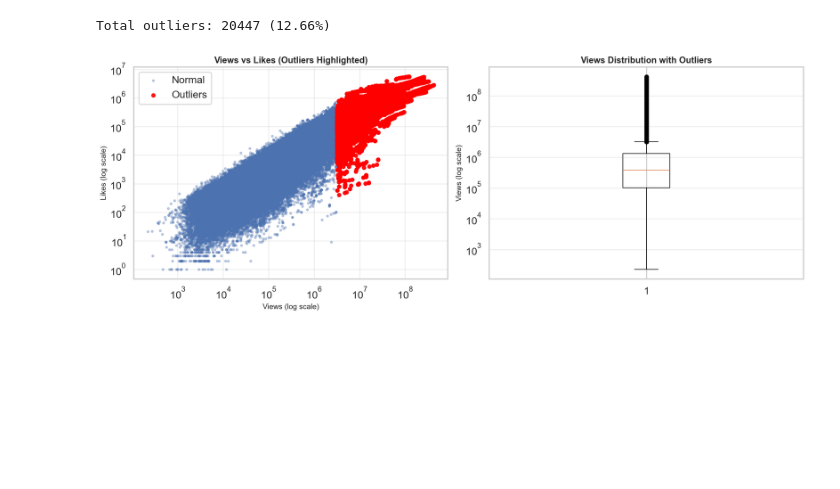
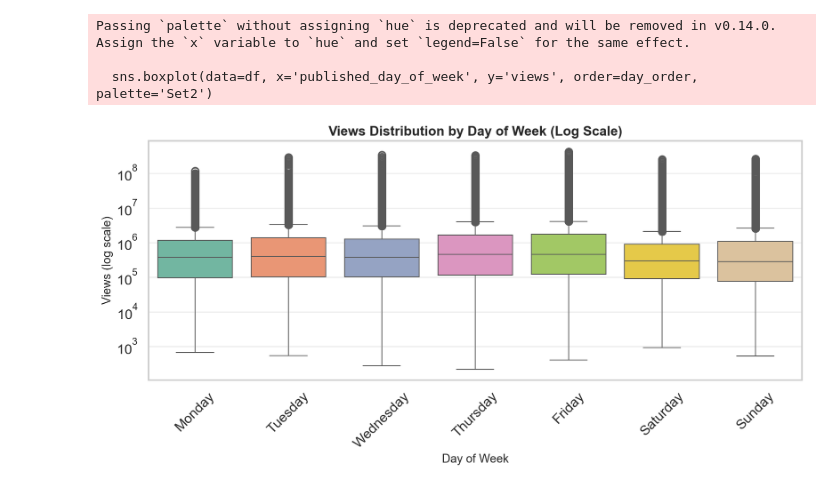
Before and after one commit to Aadarsh524/video-engagement-predictor, a Jupyter notebook: notebooks/01_eda.ipynb, the cells around one changed output. Saved outputs shown, nothing was run; the diff lists cells and outputs as text; code cells hidden in the pictures; blank space fills up the shorter version.

```diff
--- a/notebooks/01_eda.ipynb
+++ b/notebooks/01_eda.ipynb
@@ -5,4 +8,9 @@ import numpy as np
 # %%
-#reading csv file
-df = pd.read_csv("../data/raw/youtube.csv")
-df.tail()
+# Set plotting style
+sns.set_theme(style="whitegrid", context="talk")
+plt.rcParams.update({
+    'font.size': 12,
+    'axes.titlesize': 18,
+    'axes.labelsize': 14,
+    'figure.dpi': 150
+})
@@ -370,55 +179,24 @@ plt.show()
 # %%
-# Identifying Outliers in our dataset
+## 4. Temporal Analysis
 
+### 4.1 Views by Day of Week
 
-Q1 = df['views'].quantile(.25)
-Q3 = df['views'].quantile(.75)
-IQR = Q3-Q1
+# Prepare day ordering
+day_order = ['Monday', 'Tuesday', 'Wednesday', 'Thursday', 'Friday', 'Saturday', 'Sunday']
 
-lower_bound = Q1 - 1.5 * IQR
-upper_bound = Q3 + 1.5 * IQR
-
-views_outliers = df[(df['views'] < lower_bound ) | (df['views'] > upper_bound)]
-print(f"\nTotal outliers: {len(views_outliers)} ({len(views_outliers)/len(df)*100:.2f}%)")
-
-
-fig, axes = plt.subplots(1, 2, figsize=(16, 6))
-axes[0].scatter(df['views'], df['likes'], alpha=0.3, s=10, label='Normal')
-axes[0].scatter(views_outliers['views'], views_outliers['likes'], alpha=0.9, s=30, color='red', label='Outliers')
-axes[0].set_xscale('log')
-axes[0].set_yscale('log')
-axes[0].set_xlabel('Views (log scale)', fontsize=12)
-axes[0].set_ylabel('Likes (log scale)', fontsize=12)
-axes[0].set_title('Views vs Likes (Outliers Highlighted)', fontsize=14, fontweight='bold')
-axes[0].legend()
-axes[0].grid(True, alpha=0.3)
-
-axes[1].boxplot(df['views'], vert=True)
-axes[1].set_yscale('log')
-axes[1].set_ylabel('Views (log scale)', fontsize=12)
-axes[1].set_title('Views Distribution with Outliers', fontsize=14, fontweight='bold')
-axes[1].grid(True, alpha=0.3, axis='y')
-
+# Box plot: Views by day of week
+plt.figure(figsize=(12, 6))
+sns.boxplot(data=df, x='published_day_of_week', y='views', order=day_order, palette='Set2')
+plt.yscale('log')
+plt.title('Views Distribution by Day of Week (Log Scale)', fontsize=16, fontweight='bold')
+plt.xlabel('Day of Week')
+plt.ylabel('Views (log scale)')
+plt.xticks(rotation=45)
+plt.grid(True, alpha=0.3, axis='y')
 plt.tight_layout()
 plt.show()
-
-
-percentiles = [50,75,90,95,99, 99.9]
-print("\n=== VIEWS PERCENTILE ANALYSIS ===")
-for p in percentiles:
-    value = df['views'].quantile(p/100)
-    print(f"{p}th Percentile: {value:.0f} views")
-
-
-print("\n=== OUTLIER CHARACTERISTICS ===")
-print(f"Mean views (all videos): {df['views'].mean():,.0f}")
-print(f"Mean views (outliers): {views_outliers['views'].mean():,.0f}")
-print(f"Median views (all videos): {df['views'].median():,.0f}")
-print(f"Median views (outliers): {views_outliers['views'].median():,.0f}")
-
-# Top categories for outliers
-print("\n=== TOP CATEGORIES FOR VIRAL VIDEOS (OUTLIERS) ===")
-print(views_outliers['category_name'].value_counts().head(10))
 # %% [output]
-Total outliers: 20447 (12.66%)
+Passing `palette` without assigning `hue` is deprecated and will be removed in v0.14.0. Assign the `x` variable to `hue` and set `legend=False` for the same effect.
+
+  sns.boxplot(data=df, x='published_day_of_week', y='views', order=day_order, palette='Set2')
-[figure, old version]
+[figure, new version]
```
Also changed, not shown: parts of 18 cells of this notebook, 10 other files.
